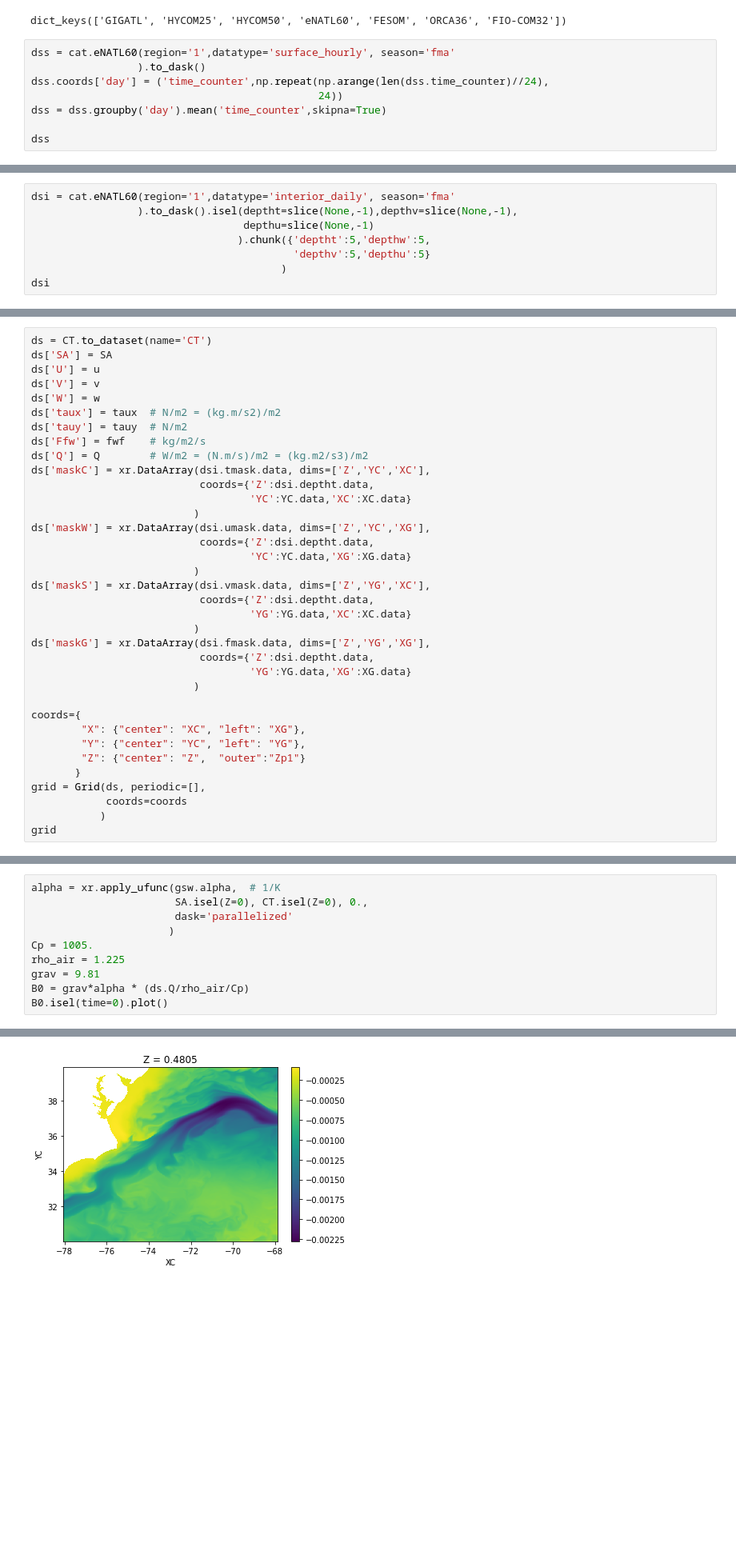
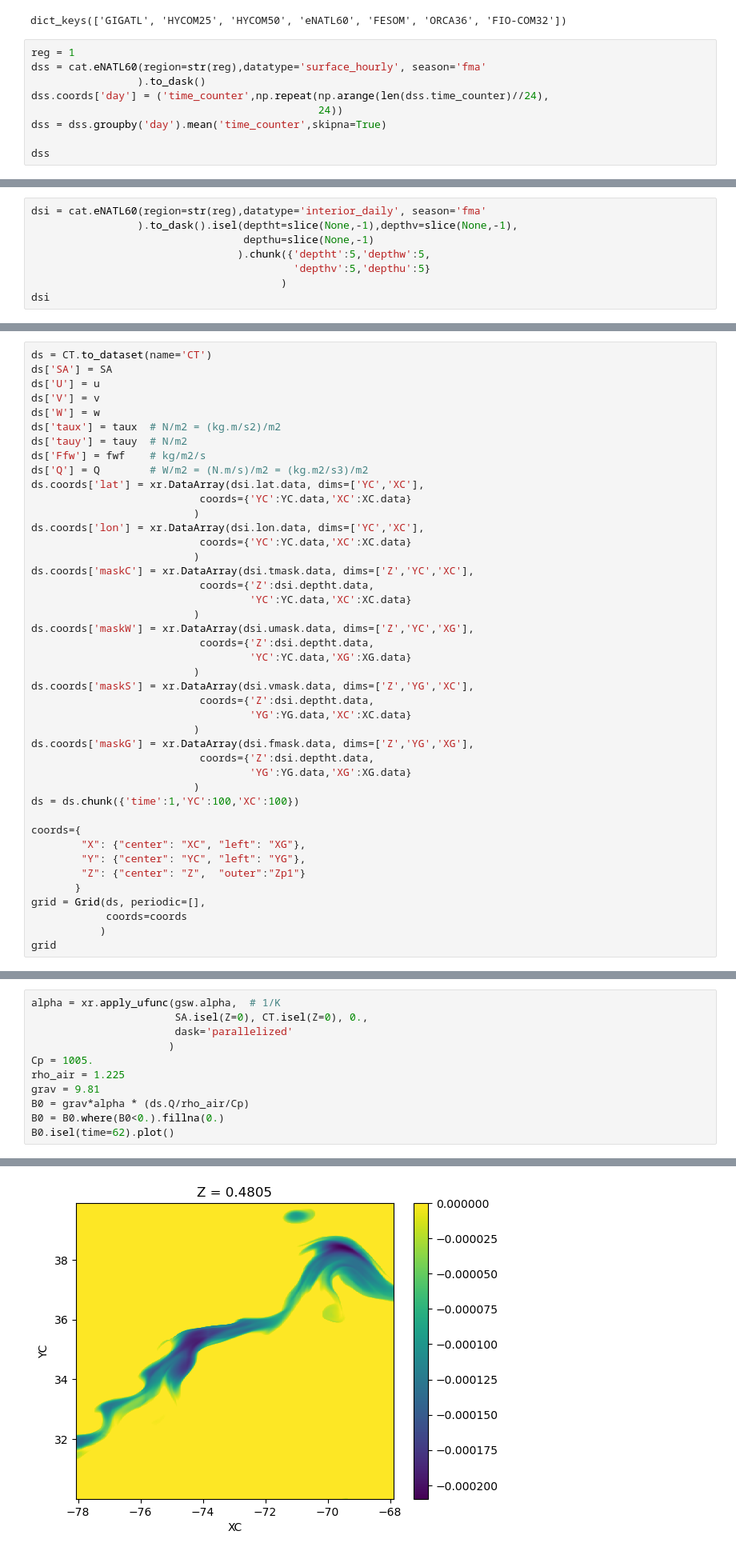
Before and after one commit to roxyboy/MLI_Lf, a Jupyter notebook: eNATL60/wb.ipynb, the cells around one changed output, grey strips where cells are left out. Shown at 80% size. Drawn from its saved outputs; the diff is of its cells as text; blank space fills up the shorter version.

Commit message:
histograms

```diff
--- a/eNATL60/wb.ipynb
+++ b/eNATL60/wb.ipynb
@@ -55,7 +32,8 @@ params_dict.keys()
 # %% [output]
 dict_keys(['GIGATL', 'HYCOM25', 'HYCOM50', 'eNATL60', 'FESOM', 'ORCA36', 'FIO-COM32'])
 # %%
-dss = cat.eNATL60(region='1',datatype='surface_hourly', season='fma'
+reg = 1
+dss = cat.eNATL60(region=str(reg),datatype='surface_hourly', season='fma'
                  ).to_dask()
 dss.coords['day'] = ('time_counter',np.repeat(np.arange(len(dss.time_counter)//24),
                                               24))
@@ -81,7 +59,7 @@ Coordinates: (12/14)
     umask     (day, y, x) int8 dask.array<chunksize=(1, 763, 611), meta=np.ndarray>
     vmask     (day, y, x) int8 dask.array<chunksize=(1, 763, 611), meta=np.ndarray>
 # %%
-dsi = cat.eNATL60(region='1',datatype='interior_daily', season='fma'
+dsi = cat.eNATL60(region=str(reg),datatype='interior_daily', season='fma'
                  ).to_dask().isel(deptht=slice(None,-1),depthv=slice(None,-1),
                                   depthu=slice(None,-1)
                                  ).chunk({'deptht':5,'depthw':5,
@@ -154,22 +132,29 @@ ds['taux'] = taux  # N/m2 = (kg.m/s2)/m2
 ds['tauy'] = tauy  # N/m2
 ds['Ffw'] = fwf    # kg/m2/s
 ds['Q'] = Q        # W/m2 = (N.m/s)/m2 = (kg.m2/s3)/m2
-ds['maskC'] = xr.DataArray(dsi.tmask.data, dims=['Z','YC','XC'],
+ds.coords['lat'] = xr.DataArray(dsi.lat.data, dims=['YC','XC'],
+                           coords={'YC':YC.data,'XC':XC.data}
+                          )
+ds.coords['lon'] = xr.DataArray(dsi.lon.data, dims=['YC','XC'],
+                           coords={'YC':YC.data,'XC':XC.data}
+                          )
+ds.coords['maskC'] = xr.DataArray(dsi.tmask.data, dims=['Z','YC','XC'],
                            coords={'Z':dsi.deptht.data,
                                    'YC':YC.data,'XC':XC.data}
                           )
-ds['maskW'] = xr.DataArray(dsi.umask.data, dims=['Z','YC','XG'],
+ds.coords['maskW'] = xr.DataArray(dsi.umask.data, dims=['Z','YC','XG'],
                            coords={'Z':dsi.deptht.data,
                                    'YC':YC.data,'XG':XG.data}
                           )
-ds['maskS'] = xr.DataArray(dsi.vmask.data, dims=['Z','YG','XC'],
+ds.coords['maskS'] = xr.DataArray(dsi.vmask.data, dims=['Z','YG','XC'],
                            coords={'Z':dsi.deptht.data,
                                    'YG':YG.data,'XC':XC.data}
                           )
-ds['maskG'] = xr.DataArray(dsi.fmask.data, dims=['Z','YG','XG'],
+ds.coords['maskG'] = xr.DataArray(dsi.fmask.data, dims=['Z','YG','XG'],
                            coords={'Z':dsi.deptht.data,
                                    'YG':YG.data,'XG':XG.data}
                           )
+ds = ds.chunk({'time':1,'YC':100,'XC':100})
 
 coords={
         "X": {"center": "XC", "left": "XG"},
@@ -194,16 +179,17 @@ Z Axis (not periodic, boundary=None):
 # %%
 alpha = xr.apply_ufunc(gsw.alpha,  # 1/K
                        SA.isel(Z=0), CT.isel(Z=0), 0.,
                        dask='parallelized'
                       )
 Cp = 1005.
 rho_air = 1.225
 grav = 9.81
 B0 = grav*alpha * (ds.Q/rho_air/Cp)
-B0.isel(time=0).plot()
+B0 = B0.where(B0<0.).fillna(0.)
+B0.isel(time=62).plot()
 # %% [output]
 <matplotlib.collections.QuadMesh at 0x...>
-[figure, old version]
+[figure, new version]
 # %%
 rho0 = 1000.
 ustar = np.sqrt(np.sqrt(grid.interp(ds.taux**2,'X',boundary='extend')
```
Also changed, not shown: parts of 56 cells of this notebook.
